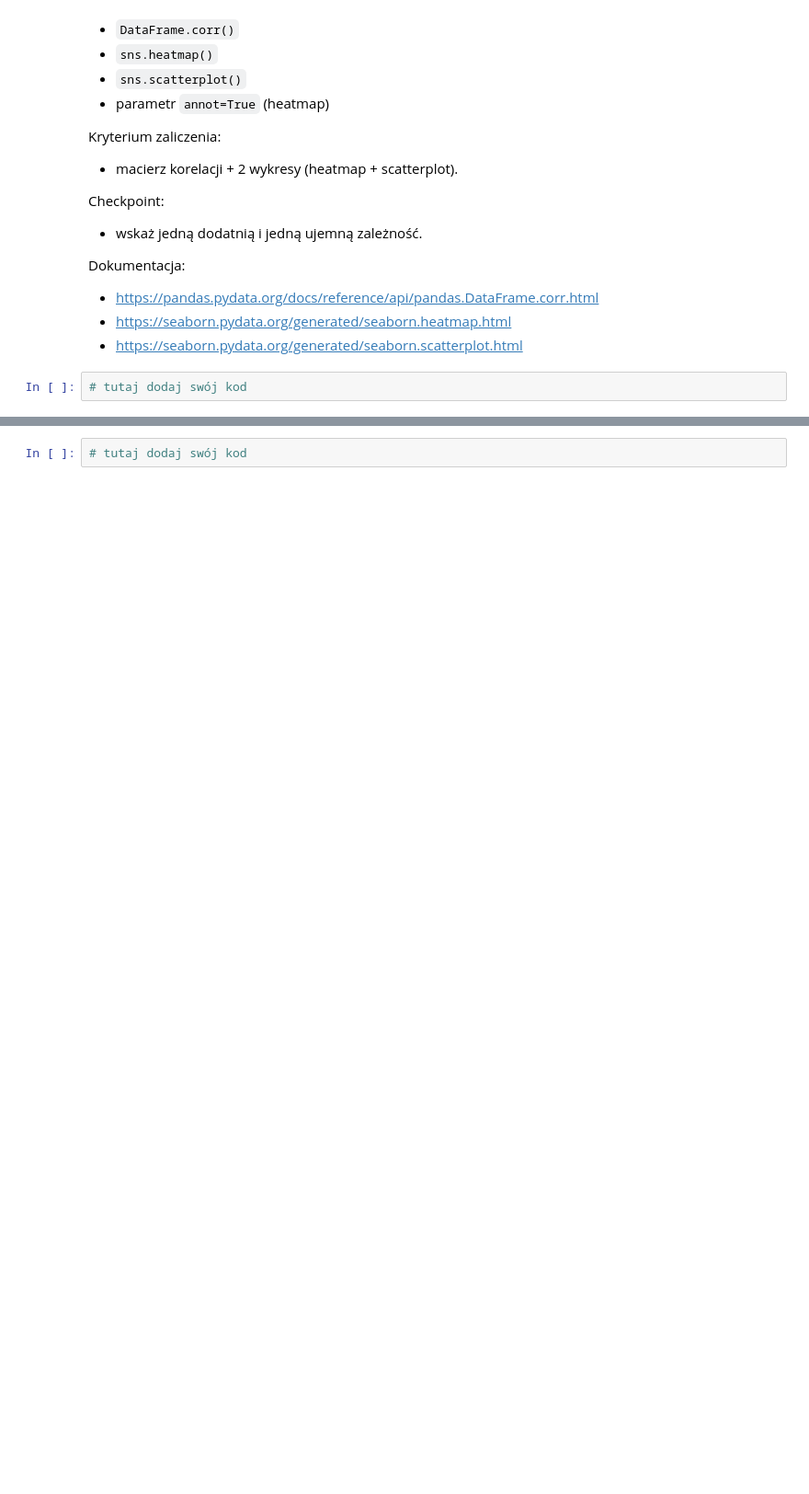
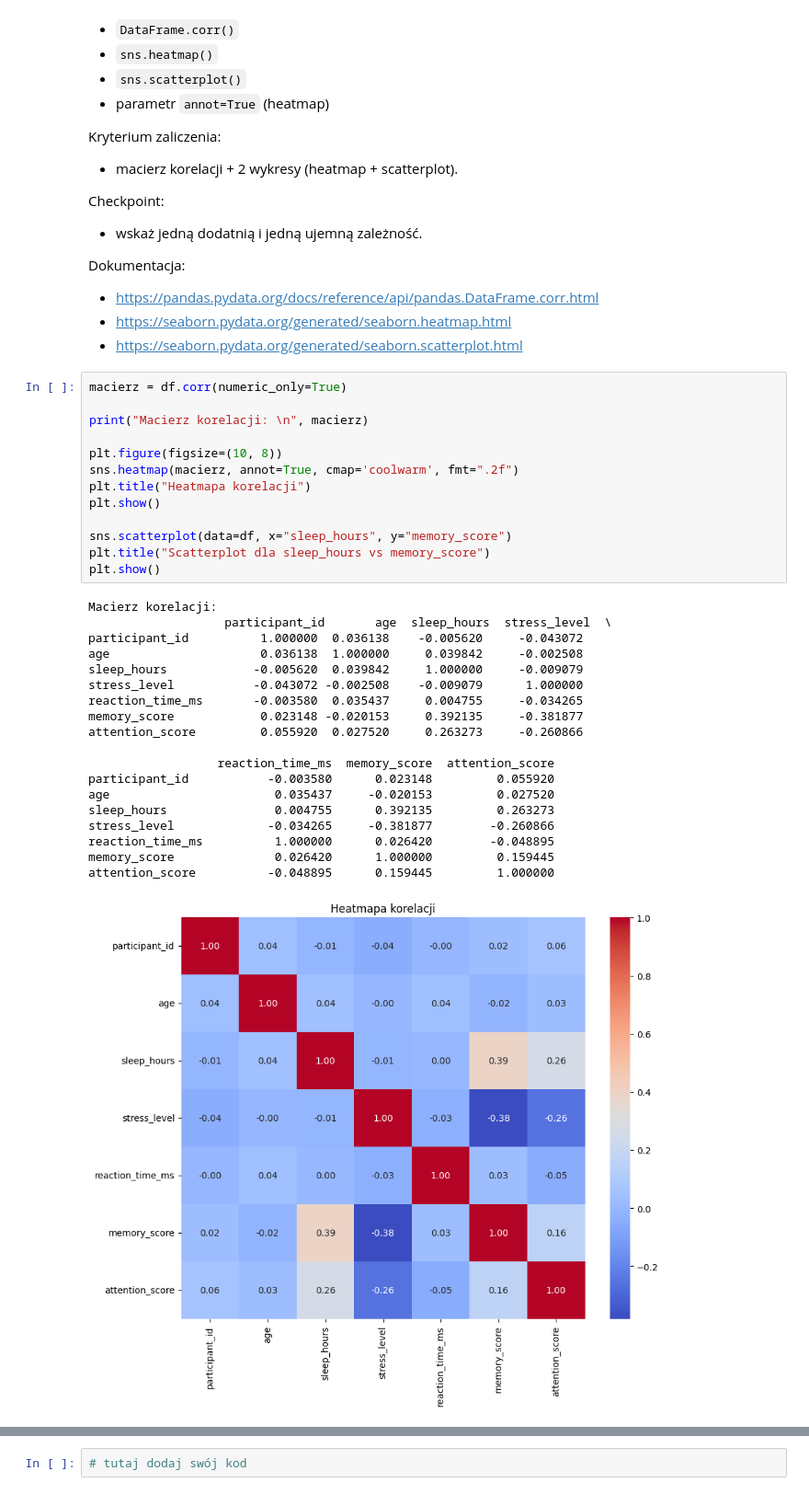
Before and after one commit to maciejkocik/AnalizaDanychPythonKurs, a Jupyter notebook: AnalizaDanychPython_Lekcja2.ipynb, the cells around one changed output, grey strips where cells are left out. Shown at 92% size. Drawn from its saved outputs; the diff is of its cells as text; blank space fills up the shorter version.

```diff
--- a/AnalizaDanychPython_Lekcja2.ipynb
+++ b/AnalizaDanychPython_Lekcja2.ipynb
@@ -489,4 +489,35 @@ Dokumentacja:
 - https://seaborn.pydata.org/generated/seaborn.heatmap.html
 - https://seaborn.pydata.org/generated/seaborn.scatterplot.html
 # %%
-# tutaj dodaj swój kod
+macierz = df.corr(numeric_only=True)
+
+print("Macierz korelacji: \n", macierz)
+
+plt.figure(figsize=(10, 8))
+sns.heatmap(macierz, annot=True, cmap='coolwarm', fmt=".2f")
+plt.title("Heatmapa korelacji")
+plt.show()
+
+sns.scatterplot(data=df, x="sleep_hours", y="memory_score")
+plt.title("Scatterplot dla sleep_hours vs memory_score")
+plt.show()
+# %% [output]
+Macierz korelacji:
+                   participant_id       age  sleep_hours  stress_level  \
+participant_id          1.000000  0.036138    -0.005620     -0.043072
+age                     0.036138  1.000000     0.039842     -0.002508
+sleep_hours            -0.005620  0.039842     1.000000     -0.009079
+stress_level           -0.043072 -0.002508    -0.009079      1.000000
+reaction_time_ms       -0.003580  0.035437     0.004755     -0.034265
+memory_score            0.023148 -0.020153     0.392135     -0.381877
+attention_score         0.055920  0.027520     0.263273     -0.260866
+
+                  reaction_time_ms  memory_score  attention_score
+participant_id           -0.003580      0.023148         0.055920
+age                       0.035437     -0.020153         0.027520
+sleep_hours               0.004755      0.392135         0.263273
+stress_level             -0.034265     -0.381877        -0.260866
+reaction_time_ms          1.000000      0.026420        -0.048895
+memory_score              0.026420      1.000000         0.159445
+attention_score          -0.048895      0.159445         1.000000
+[figure, added]
```
Also changed, not shown: parts of 2 cells of this notebook.
